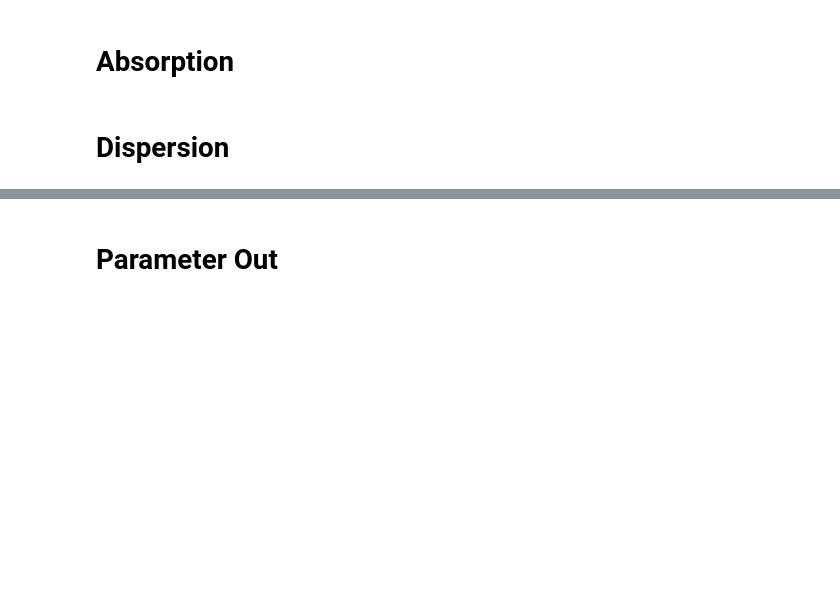
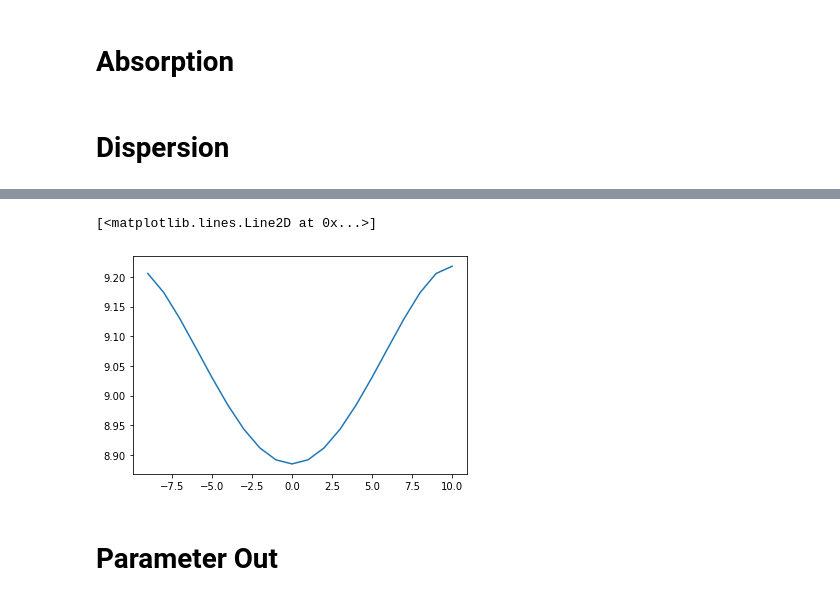
Before and after one commit to wlwlct/exciton1d, a Jupyter notebook: exciton1d_python.ipynb, the cells around one changed output, grey strips where cells are left out. Cells and saved outputs as stored; diff of their text form; code cells hidden in the pictures; blank space fills up the shorter version.

```diff
--- a/exciton1d_python.ipynb
+++ b/exciton1d_python.ipynb
@@ -1019,3 +1035,10 @@ NameError: name 'parameters' is not defined
+# %%
+import pandas as pd
+pd_file=pd.read_csv('/Users/livi/Git/exciton1d-1/example_disp.csv')
+plt.plot(pd_file[' k'],pd_file['energy'])
+# %% [output]
+[<matplotlib.lines.Line2D at 0x...>]
+[figure, added]
 # %% [markdown]
 # Parameter Out
 # %%
```
Also changed, not shown: parts of 11 cells of this notebook.
